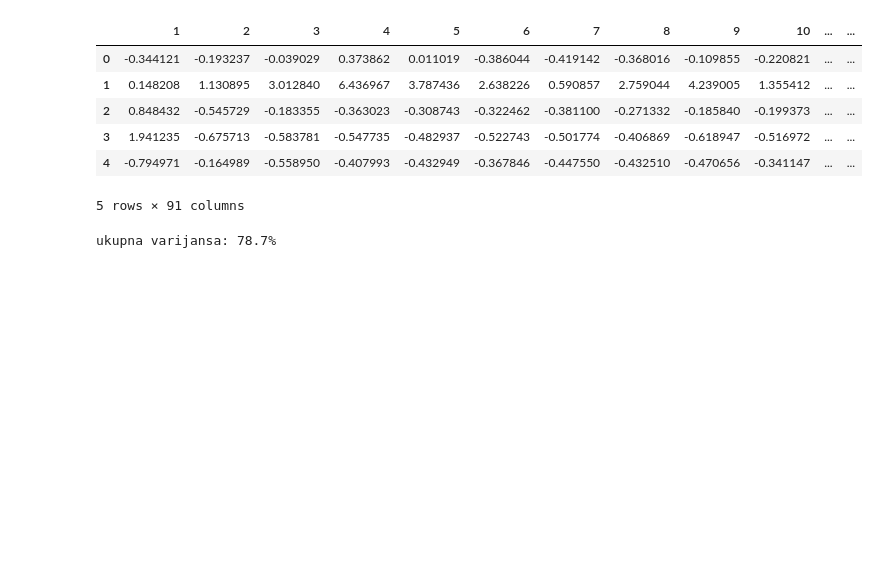
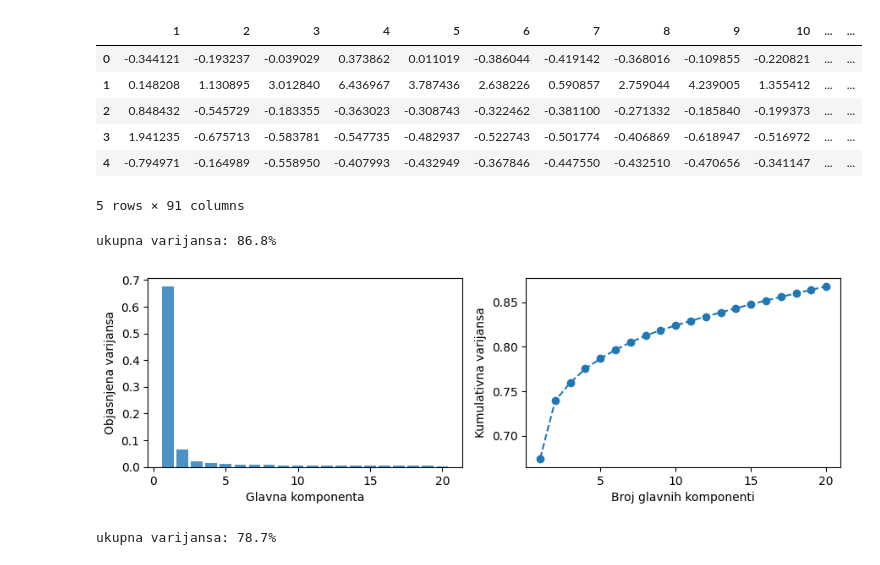
Before and after one commit to mijatkrivokapic/Epileptic-Seizure-Recognition, a Jupyter notebook: main.ipynb, the cells around one changed output. Drawn from its saved outputs; the diff is of its cells as text; code cells hidden in the pictures; blank space fills up the shorter version.

```diff
--- a/main.ipynb
+++ b/main.ipynb
@@ -117,7 +117,7 @@ def find_ar_params(order):
     return ar_model_params
 
 start_order=6
-end_order=10
+end_order=15
 
 ar_params=[find_ar_params(i) for i in range(start_order,end_order+1)]
 # %% [markdown]
@@ -142,17 +142,9 @@ Pronalaženje najboljih parametara za SVC algoritam
 # %%
 i=start_order
-ar_gs_results=[]
 for order in ar_params_split:
-    current_result=find_best_svc_params(order['x_train'],order['y_train'],f"ar_{i}_gs_result.pkl",False)
-    ar_gs_results.append(current_result)
-
     print(f"Autoregresivni model {i}. reda:")
     svc=SVC()
     svc.fit(order['x_train'],order['y_train'])
     y_pred=svc.predict(order['x_test'])
     print(f"Rezultati nad test podacima sa podrazumevanim parametrima: {f1_score(order['y_test'],y_pred)}")
-
-    print(f"Pronađeni parametri: {current_result.best_params_}")
-    print(f"Rezultati nad test podacima sa pronađenim parametrima {current_result.score(order['x_test'],order['stat_y_test'])}")
-
     i+=1
@@ -210,4 +235,13 @@ f_transform_scaled.head()
 | 3 | 1.941235 | -0.675713 | -0.583781 | -0.547735 | -0.482937 | -0.522743 | -0.501774 | -0.406869 | -0.618947 | -0.516972 | ... | ... |
 | 4 | -0.794971 | -0.164989 | -0.558950 | -0.407993 | -0.432949 | -0.367846 | -0.447550 | -0.432510 | -0.470656 | -0.341147 | ... | ... |
 5 rows × 91 columns
+# %%
+f_transform_pca = PCA(n_components=20, random_state=42)
+f_transform_components = f_transform_pca.fit_transform(f_transform_scaled.drop(columns=['y']))
+print(f'ukupna varijansa: {sum(f_transform_pca.explained_variance_ratio_) * 100:.1f}%')
+
+plot_explained_variance(f_transform_pca)
+# %% [output]
+ukupna varijansa: 86.8%
+[figure, added]
 # %%
```
Also changed, not shown: parts of 18 cells of this notebook, 6 other files.
